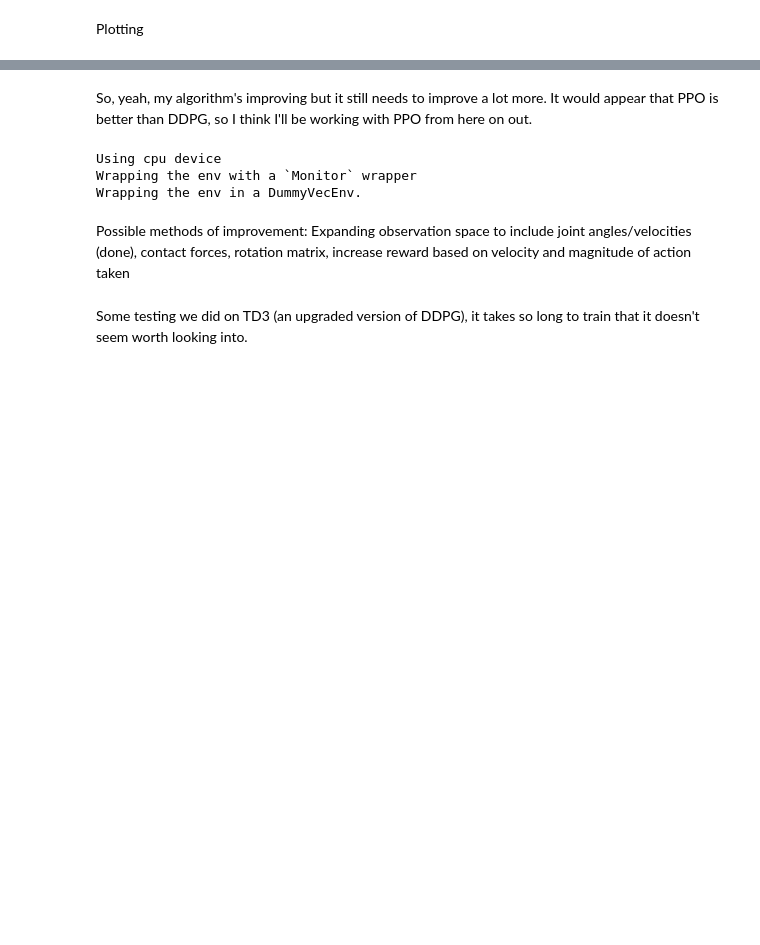
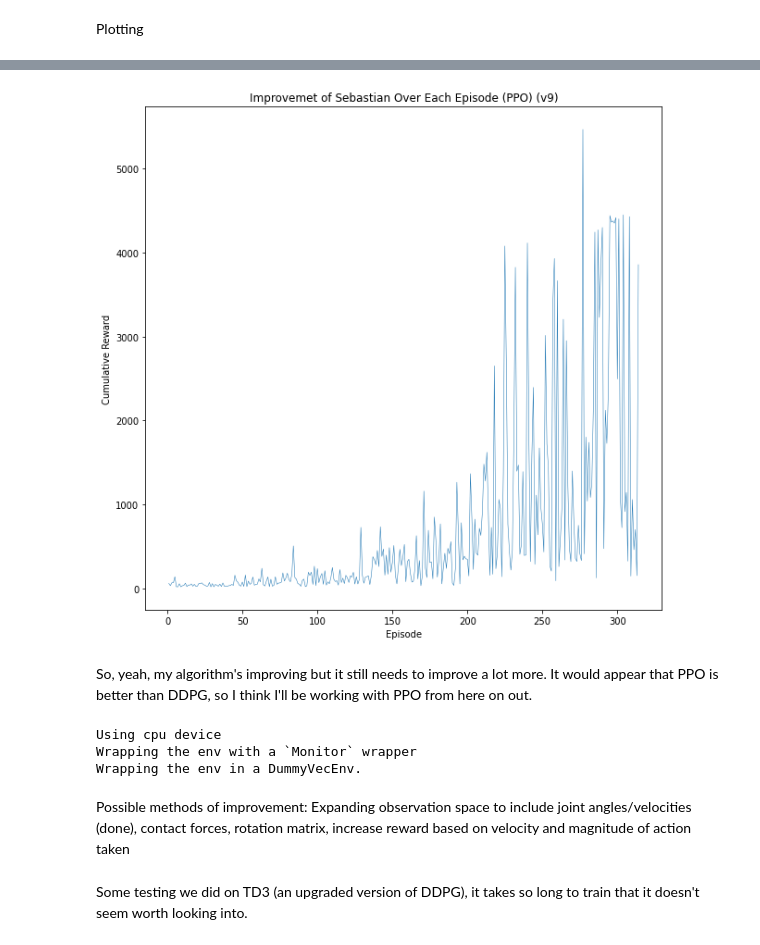
Before and after one commit to ahhuang007/Sebastian, a Jupyter notebook: colab.ipynb, the cells around one changed output, grey strips where cells are left out. Saved outputs shown, nothing was run; the diff lists cells and outputs as text; code cells hidden in the pictures; blank space fills up the shorter version.

Commit message:
added cumulative rewards tracking per episode, tested yaw_reward

```diff
--- a/colab.ipynb
+++ b/colab.ipynb
@@ -245,7 +238,8 @@ Wrapping the env with a `Monitor` wrapper
 Wrapping the env in a DummyVecEnv.
 # %%
 data = []
-record = Recorder(data, log_dir = "/")
+cum_data = []
+record = Recorder(data, cum_data, log_dir = "/")
 # %%
 env.reset()
 #set total_timesteps equal to n_eval_episodes * max_timesteps
@@ -315,3 +309,13 @@ plt.show()
+# %%
+plt.rcParams["figure.figsize"]=(10,10)
+xs = range(1, len(cum_data) + 1)
+plt.plot(xs, cum_data, linewidth = 0.5)
+plt.xlabel("Episode")
+plt.ylabel("Cumulative Reward")
+plt.title("Improvemet of Sebastian Over Each Episode (PPO) (v9)")
+plt.show()
+# %% [output]
+[figure, added]
 # %% [markdown]
 So, yeah, my algorithm's improving but it still needs to improve a lot more. It would appear that PPO is better than DDPG, so I think I'll be working with PPO from here on out.
 # %%
```
Also changed, not shown: parts of 13 cells of this notebook, 5 other files.
